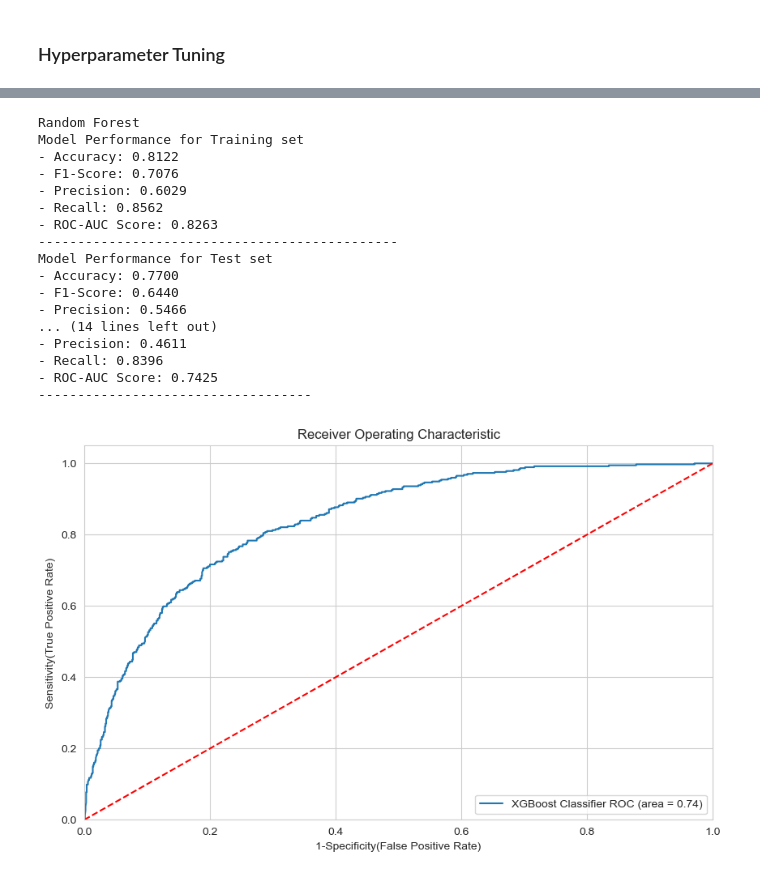
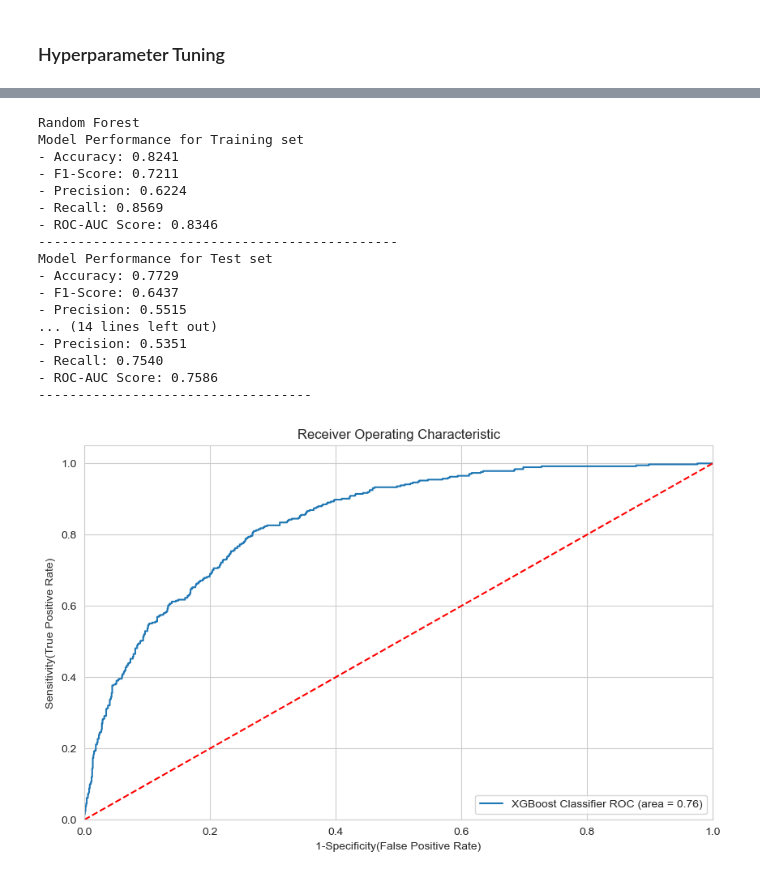
Before and after one commit to Aastha09Gupta/Customer_Churn_Prediction, a Jupyter notebook: churn_prediction.ipynb, the cells around one changed output, grey strips where cells are left out. Cells and saved outputs as stored; diff of their text form; code cells hidden in the pictures.

```diff
--- a/churn_prediction.ipynb
+++ b/churn_prediction.ipynb
@@ -1018,41 +1020,49 @@ xg_params = {
 }
 # %%
 from sklearn.metrics import make_scorer
+
 
 # Custom scorer that prioritizes recall but considers F1
 def custom_churn_scorer(y_true, y_pred):
     rec = recall_score(y_true, y_pred)
+    prec = precision_score(y_true, y_pred)
     f1 = f1_score(y_true, y_pred)
     # Weighted score: 70% recall + 30% F1
-    return 0.7 * rec + 0.3 * f1
+    return 0.6 *f1 + 0.4 * rec
 
 churn_scorer = make_scorer(custom_churn_scorer)
-
-# Alternative: Use pure recall scorer
-recall_scorer = make_scorer(recall_score)
 # %%
 from xgboost import XGBClassifier
 # %%
 randomcv_models = [
     ("Random Forest", RandomForestClassifier(random_state=42), rf_params),
-    ("XGBoost", XGBClassifier( random_state=42), xg_params)
+    ("XGBoost", XGBClassifier( random_state=42, eval_metric='logloss'), xg_params)
 ]
 # %%
 from sklearn.model_selection import RandomizedSearchCV
 model_param = {}
+best_models = {}
+
 for name, model, params in randomcv_models:
-    print(f"\n🔹 Running RandomizedSearchCV for {name}...\n")
+    print(f"\n{'='*60}")
+    print(f"🔹 Tuning {name}...")
+    print(f"{'='*60}\n")
+
     random_cv = RandomizedSearchCV(
         estimator=model,
         param_distributions=params,
-        n_iter=50,                # number of random combinations
-        scoring=churn_scorer,     # use custom scorer
-        cv=3,                     # 3-fold cross-validation
-        verbose=2,
+        n_iter=75,
+        scoring=churn_scorer,
+        cv=5,
+        verbose=1,
         n_jobs=-1,
         random_state=42
     )
+
     random_cv.fit(X_train, y_train)
     model_param[name] = random_cv.best_params_
-    print(f"✅ Best hyperparameters for {name}: {random_cv.best_params_}\n")
+    best_models[name] = random_cv.best_estimator_
+
+    print(f"\n✅ Best parameters: {random_cv.best_params_}")
+    print(f"📊 Best CV Score: {random_cv.best_score_:.4f}")
 # %% [output]
@@ -1069,7 +1086,7 @@ Fitting 3 folds for each of 50 candidates, totalling 150 fits
 # %%
 models={
-    "Random Forest":RandomForestClassifier(n_estimators=500, min_samples_split=5, max_features='sqrt', max_depth=8,min_samples_leaf=4,class_weight='balanced'),
-    "XGBoost":XGBClassifier(colsample_bytree=0.8, learning_rate=0.01, max_depth=7, n_estimators=100,min_child_weight=1, scale_pos_weight=4, subsample=1.0, gamma=0),
+    "Random Forest":RandomForestClassifier(n_estimators=300, min_samples_split=5, max_features='sqrt', max_depth=10,min_samples_leaf=8,class_weight='balanced'),
+    "XGBoost":XGBClassifier(colsample_bytree=0.7, learning_rate=0.05, max_depth=5, n_estimators=200,min_child_weight=7, scale_pos_weight=2.5, subsample=0.9, gamma=0.1),
 }
 
 for i in range(len(list(models))):
@@ -1118,54 +1135,54 @@ for i in range(len(list(models))):
 # %% [output]
 Random Forest
 Model Performance for Training set
-- Accuracy: 0.8122
-- F1-Score: 0.7076
-- Precision: 0.6029
-- Recall: 0.8562
-- ROC-AUC Score: 0.8263
+- Accuracy: 0.8241
+- F1-Score: 0.7211
+- Precision: 0.6224
+- Recall: 0.8569
+- ROC-AUC Score: 0.8346
 ----------------------------------------------
 Model Performance for Test set
-- Accuracy: 0.7700
-- F1-Score: 0.6440
-- Precision: 0.5466
+- Accuracy: 0.7729
+- F1-Score: 0.6437
+- Precision: 0.5515
 ... (14 lines left out)
-- Precision: 0.4611
-- Recall: 0.8396
-- ROC-AUC Score: 0.7425
+- Precision: 0.5351
+- Recall: 0.7540
+- ROC-AUC Score: 0.7586
 -----------------------------------
 # %%
 ## Plot ROC AUC Curve
 from sklearn.metrics import roc_auc_score,roc_curve
 plt.figure()
 
 # Add the models to the list that you want to view on the ROC plot
 auc_models = [
 {
     'label': 'XGBoost Classifier',
-    'model':XGBClassifier(colsample_bytree=0.8, learning_rate=0.01, max_depth=7, n_estimators=100,min_child_weight=1, scale_pos_weight=4, subsample=1.0, gamma=0),
-    'auc':  0.7425
+    'model':XGBClassifier(colsample_bytree=0.7, learning_rate=0.05, max_depth=5, n_estimators=200,min_child_weight=7, scale_pos_weight=2.5, subsample=0.9, gamma=0.1),
+    'auc':  0.7586
 },
 
 ]
 # create loop through all model
 for algo in auc_models:
     model = algo['model'] # select the model
     model.fit(X_train, y_train) # train the model
 # Compute False postive rate, and True positive rate
     fpr, tpr, thresholds = roc_curve(y_test, model.predict_proba(X_test)[:,1])
 # Calculate Area under the curve to display on the plot
     plt.plot(fpr, tpr, label='%s ROC (area = %0.2f)' % (algo['label'], algo['auc']))
 # Custom settings for the plot
 plt.plot([0, 1], [0, 1],'r--')
 plt.xlim([0.0, 1.0])
 plt.ylim([0.0, 1.05])
 plt.xlabel('1-Specificity(False Positive Rate)')
 plt.ylabel('Sensitivity(True Positive Rate)')
 plt.title('Receiver Operating Characteristic')
 plt.legend(loc="lower right")
 plt.show()
 # %% [output]
-[figure, old version]
+[figure, new version]
 # %%
 ## Plot ROC AUC Curve
 from sklearn.metrics import roc_auc_score,roc_curve
```
Also changed, not shown: parts of 3 cells of this notebook.
